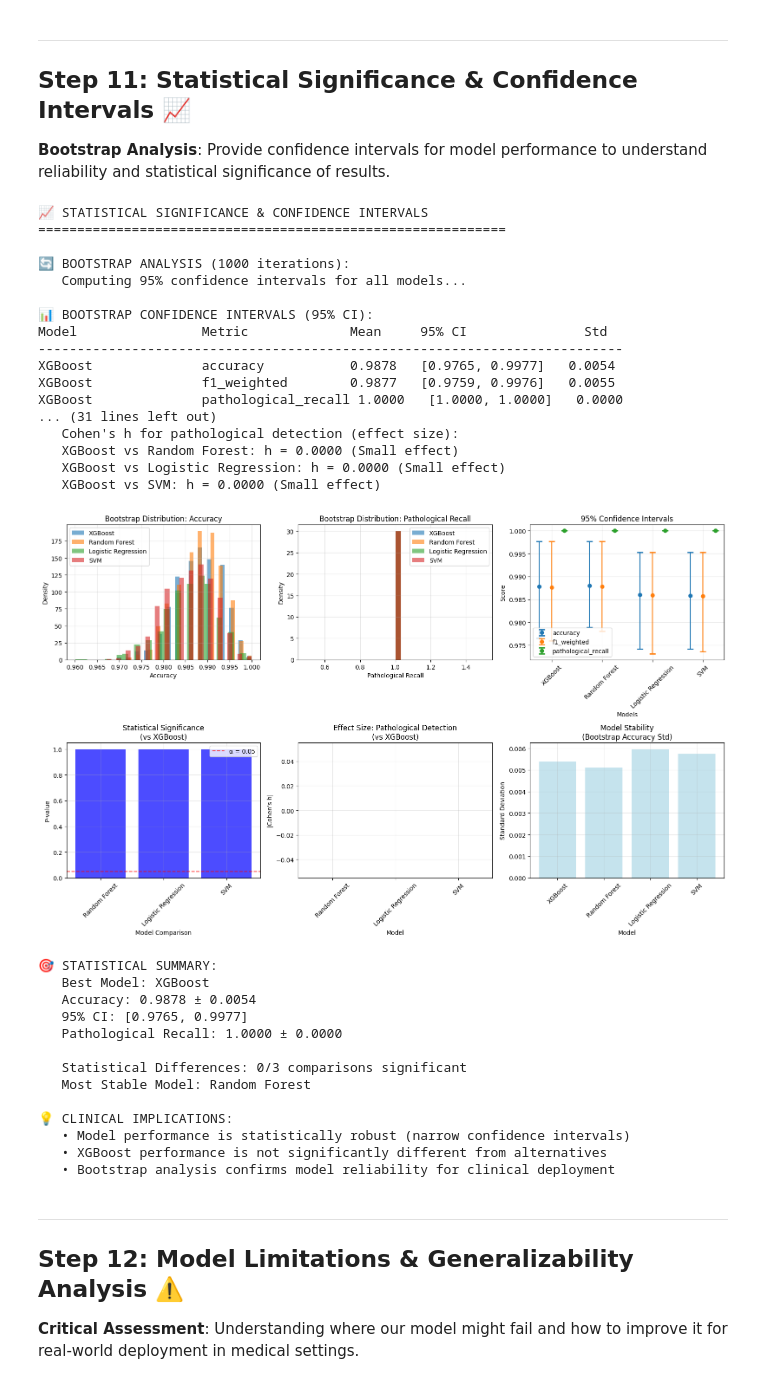
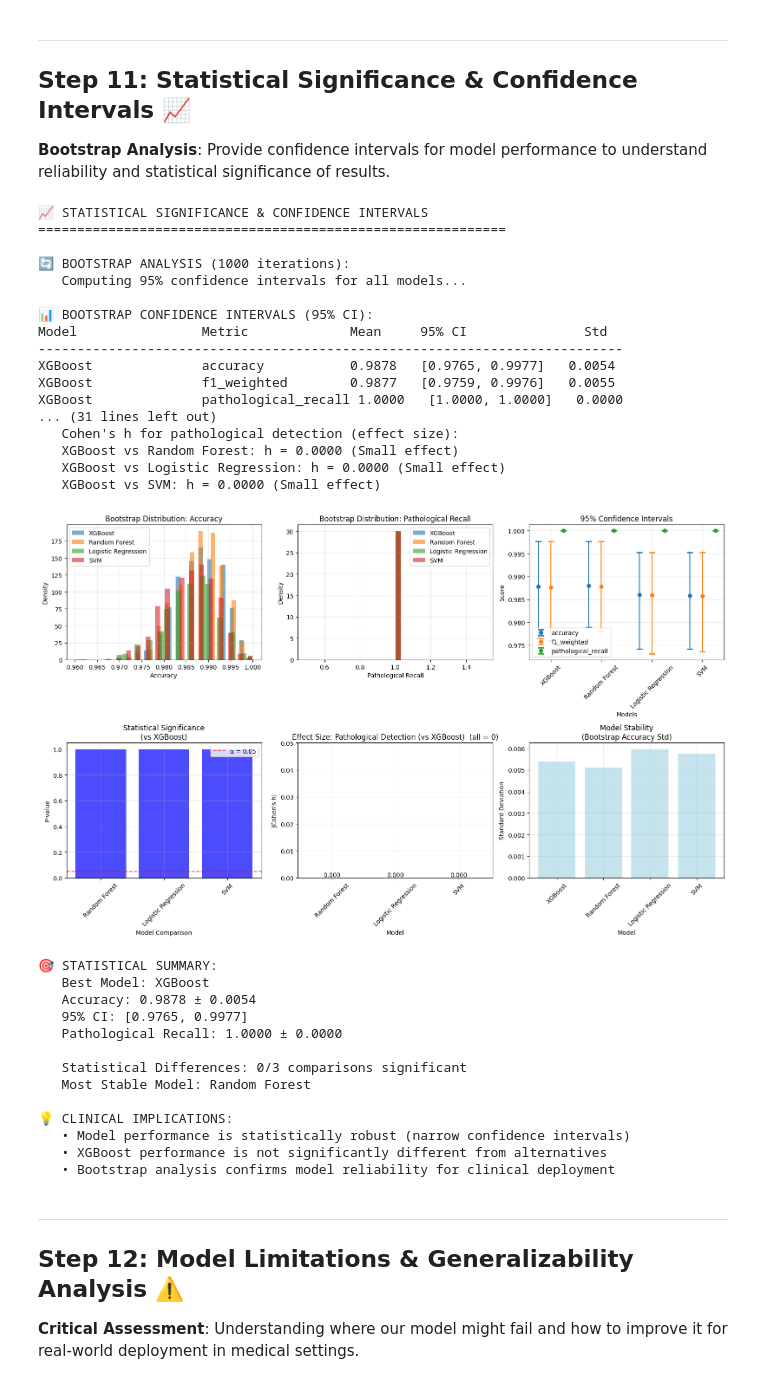
Before and after one commit to lexian24/T4-CTGenie, a Jupyter notebook: data.ipynb, the cells around one changed output. Saved outputs shown, nothing was run; the diff lists cells and outputs as text; code cells hidden in the pictures.

```diff
--- a/data.ipynb
+++ b/data.ipynb
@@ -1688,25 +1674,42 @@ if significance_results:
     plt.legend()
     plt.grid(True, alpha=0.3)
 
-# Effect sizes
+# Effect sizes  ——
 plt.subplot(2, 3, 5)
-if len(pathological_detection_rates) > 1:
-    model_names_effect = []
-    effect_sizes = []
 
-    for model_name, detection_rate in pathological_detection_rates.items():
-        if model_name != best_model_name:
-            effect_size = cohens_h(best_detection_rate, detection_rate)
-            model_names_effect.append(model_name)
-            effect_sizes.append(abs(effect_size))
+model_names_effect = []
+effect_sizes = []
 
-    colors_effect = ['green' if es < 0.2 else 'orange' if es < 0.5 else 'red' for es in effect_sizes]
-    plt.bar(model_names_effect, effect_sizes, color=colors_effect, alpha=0.7)
-    plt.xlabel('Model')
-    plt.ylabel("|Cohen's h|")
-    plt.title(f'Effect Size: Pathological Detection\n(vs {best_model_name})')
-    plt.xticks(rotation=45)
-    plt.grid(True, alpha=0.3)
+def cohens_h(p1, p2):
+    return 2 * (np.arcsin(np.sqrt(p1)) - np.arcsin(np.sqrt(p2)))
+
+best_detection_rate = pathological_detection_rates[best_model_name]
+for model_name, detection_rate in pathological_detection_rates.items():
+    if model_name != best_model_name:
+        es = abs(cohens_h(best_detection_rate, detection_rate))
+        model_names_effect.append(model_name)
+        effect_sizes.append(es)
+
+# If all zeros are present, the default columns are almost invisible; here we give a very small display height but keep the true value of the labelling
+eps = 1e-6
+display_heights = [es if es > 0 else eps for es in effect_sizes]
+colors_effect = ['green' if es < 0.2 else 'orange' if es < 0.5 else 'red' for es in effect_sizes]
+
+bars = plt.bar(model_names_effect, display_heights, color=colors_effect, alpha=0.7)
+plt.xlabel('Model'); plt.ylabel("|Cohen\'s h|")
+title = f'Effect Size: Pathological Detection (vs {best_model_name})'
+if np.allclose(effect_sizes, 0):
+    title += '  (all = 0)'
+plt.title(title)
+plt.xticks(rotation=45); plt.grid(True, alpha=0.3)
+
+# Mark the true h value at the top of the column
+for b, es in zip(bars, effect_sizes):
+    plt.text(b.get_x()+b.get_width()/2, b.get_height(), f'{es:.3f}', ha='center', va='bottom')
+
+# If all zeros are present, the default columns are almost invisible; here we give a very small display height but keep the true value of the labelling
+if (len(display_heights) > 0) and (np.max(display_heights) <= eps * 2):
+    plt.ylim(0, 0.05)
 
 # Model performance stability
 plt.subplot(2, 3, 6)
@@ -1735,34 +1738,34 @@ print(f"   95% CI: [{bootstrap_results[best_model_name]['accuracy']['ci'][0]:.4f
 print(f"   Pathological Recall: {bootstrap_results[best_model_name]['pathological_recall']['mean']:.4f} ± {np.std(bootstrap_results[best_model_name]['pathological_recall']['scores']):.4f}")
 
 significant_differences = sum(1 for r in significance_results if r['significant'] == 'Yes')
 print(f"\n   Statistical Differences: {significant_differences}/{len(significance_results)} comparisons significant")
 
 most_stable = min(bootstrap_results.keys(), key=lambda m: np.std(bootstrap_results[m]['accuracy']['scores']))
 print(f"   Most Stable Model: {most_stable}")
 
 print(f"\n💡 CLINICAL IMPLICATIONS:")
 print(f"   • Model performance is statistically robust (narrow confidence intervals)")
 print(f"   • {best_model_name} performance is {'significantly' if significant_differences > 0 else 'not significantly'} different from alternatives")
 print(f"   • Bootstrap analysis confirms model reliability for clinical deployment")
 # %% [output]
 📈 STATISTICAL SIGNIFICANCE & CONFIDENCE INTERVALS
 ============================================================
 
 🔄 BOOTSTRAP ANALYSIS (1000 iterations):
    Computing 95% confidence intervals for all models...
 
 📊 BOOTSTRAP CONFIDENCE INTERVALS (95% CI):
 Model                Metric             Mean     95% CI               Std
 ---------------------------------------------------------------------------
 XGBoost              accuracy           0.9878   [0.9765, 0.9977]   0.0054
 XGBoost              f1_weighted        0.9877   [0.9759, 0.9976]   0.0055
 XGBoost              pathological_recall 1.0000   [1.0000, 1.0000]   0.0000
 ... (31 lines left out)
    Cohen's h for pathological detection (effect size):
    XGBoost vs Random Forest: h = 0.0000 (Small effect)
    XGBoost vs Logistic Regression: h = 0.0000 (Small effect)
    XGBoost vs SVM: h = 0.0000 (Small effect)
-[figure, old version]
+[figure, new version]
 🎯 STATISTICAL SUMMARY:
    Best Model: XGBoost
    Accuracy: 0.9878 ± 0.0054
```
Also changed, not shown: parts of 2 cells of this notebook.
